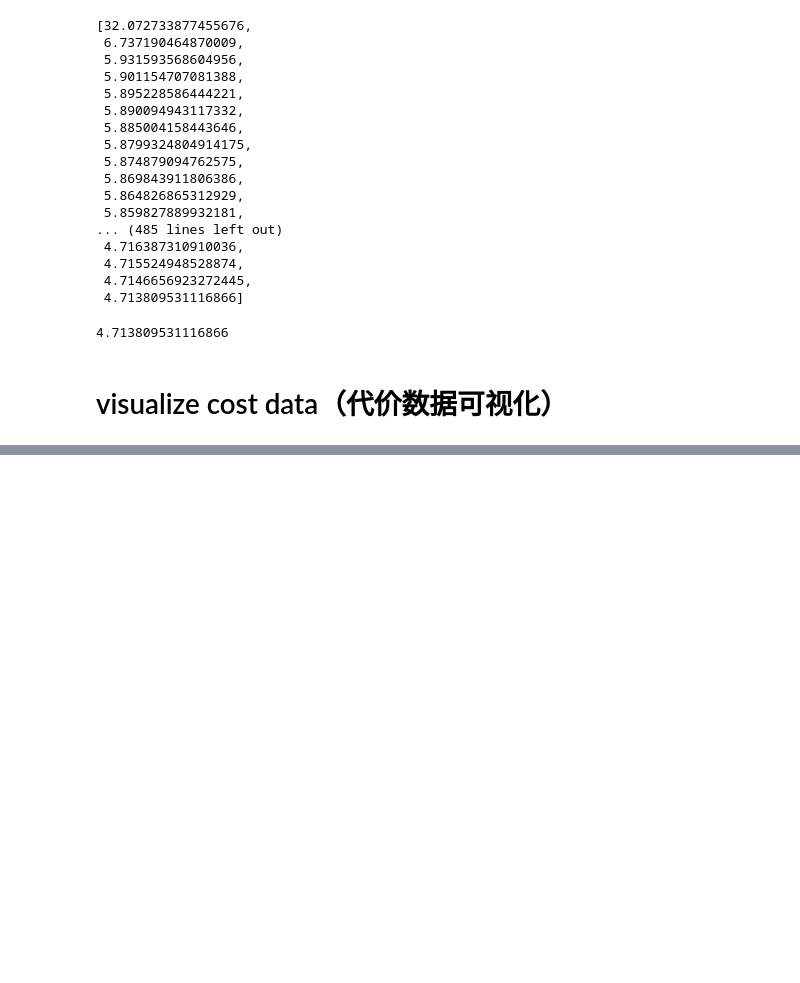
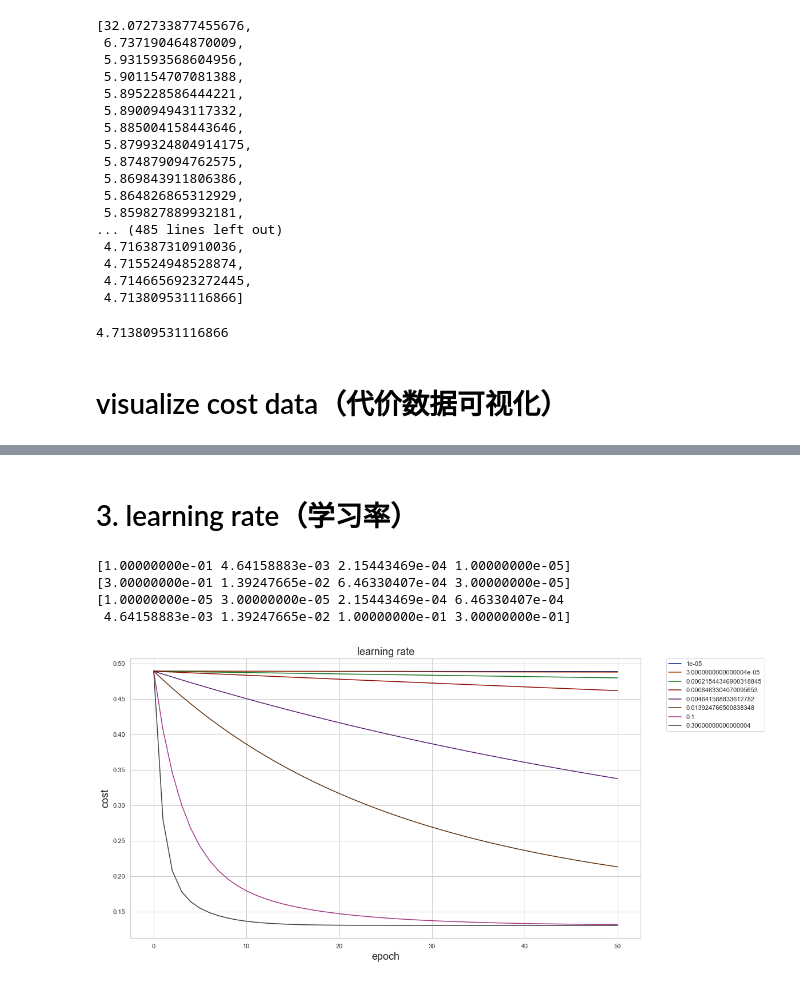
Before and after one commit to cddorz/ML-AndrewNg-code, a Jupyter notebook: ex1-linear regression/linear_regression.ipynb, the cells around one changed output, grey strips where cells are left out. Drawn from its saved outputs; the diff is of its cells as text; code cells hidden in the pictures; blank space fills up the shorter version.

```diff
--- a/ex1-linear regression/linear_regression.ipynb
+++ b/ex1-linear regression/linear_regression.ipynb
@@ -248,0 +305,32 @@ plt.show()
+# %% [markdown]
+# 3. learning rate（学习率）
+# %%
+base = np.logspace(-1, -5, num=4)
+print(base)
+print(base*3)
+candidate = np.sort(np.concatenate((base, base*3)))
+print(candidate)
+# 上述代码的作用就是创建一个矩阵，矩阵元素从1*10的-5次方 到 0.1
+# 意在模拟不同的 learning rate 对代价函数的影响
+# %% [output]
+[1.00000000e-01 4.64158883e-03 2.15443469e-04 1.00000000e-05]
+[3.00000000e-01 1.39247665e-02 6.46330407e-04 3.00000000e-05]
+[1.00000000e-05 3.00000000e-05 2.15443469e-04 6.46330407e-04
+ 4.64158883e-03 1.39247665e-02 1.00000000e-01 3.00000000e-01]
+# %%
+epoch=50
+
+fig, ax = plt.subplots(figsize=(16, 9))
+
+for alpha in candidate:
+    _, cost_data = batch_gradient_decent(theta, X, y, epoch, alpha=alpha)
+    ax.plot(np.arange(epoch+1), cost_data, label=alpha)
+
+ax.set_xlabel('epoch', fontsize=18)
+ax.set_ylabel('cost', fontsize=18)
+ax.legend(bbox_to_anchor=(1.05, 1), loc=2, borderaxespad=0.)
+ax.set_title('learning rate', fontsize=18)
+plt.show()
+# 模拟不同的 alpha 的影响
+# %% [output]
+[figure, added]
```
Also changed, not shown: parts of 15 cells of this notebook, 1 other file.
